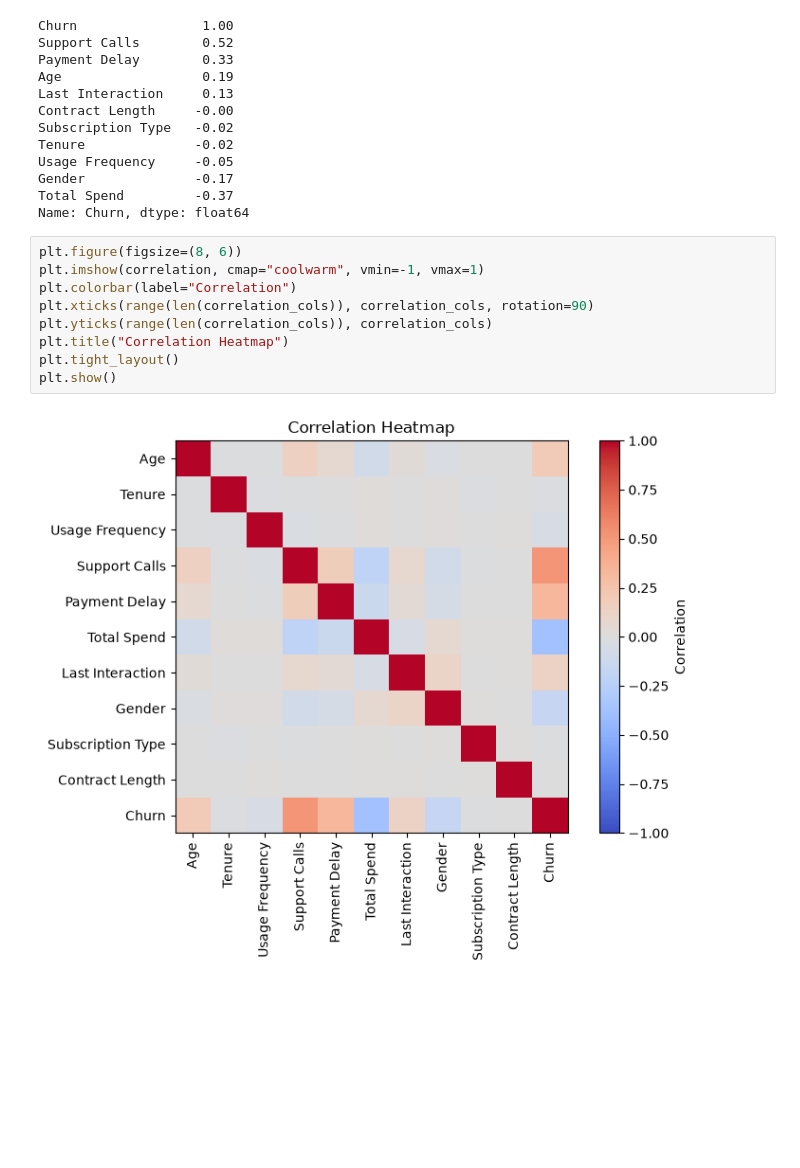
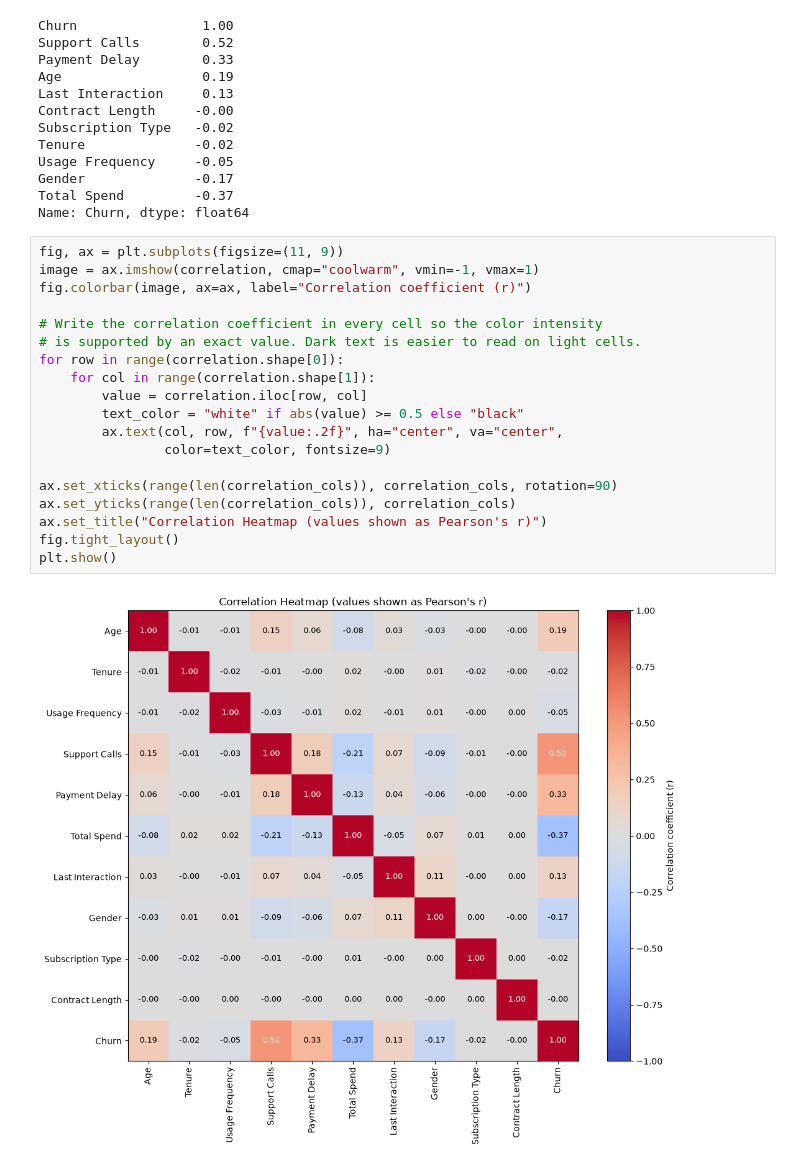
Before and after one commit to codexter5/Customer-Churn-Predictor, a Jupyter notebook: notebooks/eda.ipynb, the cells around one changed output. Saved outputs shown, nothing was run; the diff lists cells and outputs as text; blank space fills up the shorter version.

```diff
--- a/notebooks/eda.ipynb
+++ b/notebooks/eda.ipynb
@@ -229,13 +229,23 @@ Gender              -0.17
 Total Spend         -0.37
 Name: Churn, dtype: float64
 # %%
-plt.figure(figsize=(8, 6))
-plt.imshow(correlation, cmap="coolwarm", vmin=-1, vmax=1)
-plt.colorbar(label="Correlation")
-plt.xticks(range(len(correlation_cols)), correlation_cols, rotation=90)
-plt.yticks(range(len(correlation_cols)), correlation_cols)
-plt.title("Correlation Heatmap")
-plt.tight_layout()
+fig, ax = plt.subplots(figsize=(11, 9))
+image = ax.imshow(correlation, cmap="coolwarm", vmin=-1, vmax=1)
+fig.colorbar(image, ax=ax, label="Correlation coefficient (r)")
+
+# Write the correlation coefficient in every cell so the color intensity
+# is supported by an exact value. Dark text is easier to read on light cells.
+for row in range(correlation.shape[0]):
+    for col in range(correlation.shape[1]):
+        value = correlation.iloc[row, col]
+        text_color = "white" if abs(value) >= 0.5 else "black"
+        ax.text(col, row, f"{value:.2f}", ha="center", va="center",
+                color=text_color, fontsize=9)
+
+ax.set_xticks(range(len(correlation_cols)), correlation_cols, rotation=90)
+ax.set_yticks(range(len(correlation_cols)), correlation_cols)
+ax.set_title("Correlation Heatmap (values shown as Pearson's r)")
+fig.tight_layout()
 plt.show()
 # %% [output]
-[figure, old version]
+[figure, new version]
```
Also changed, not shown: 2 other files.
